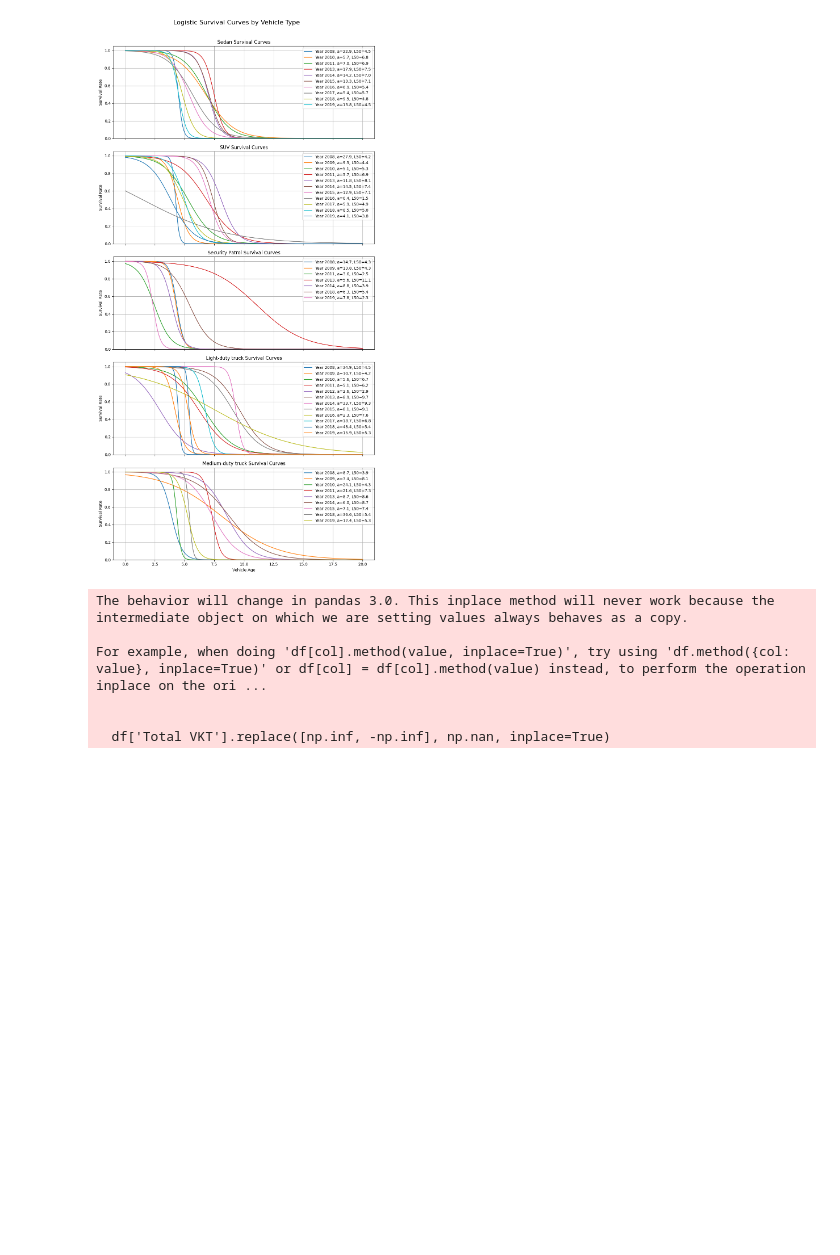
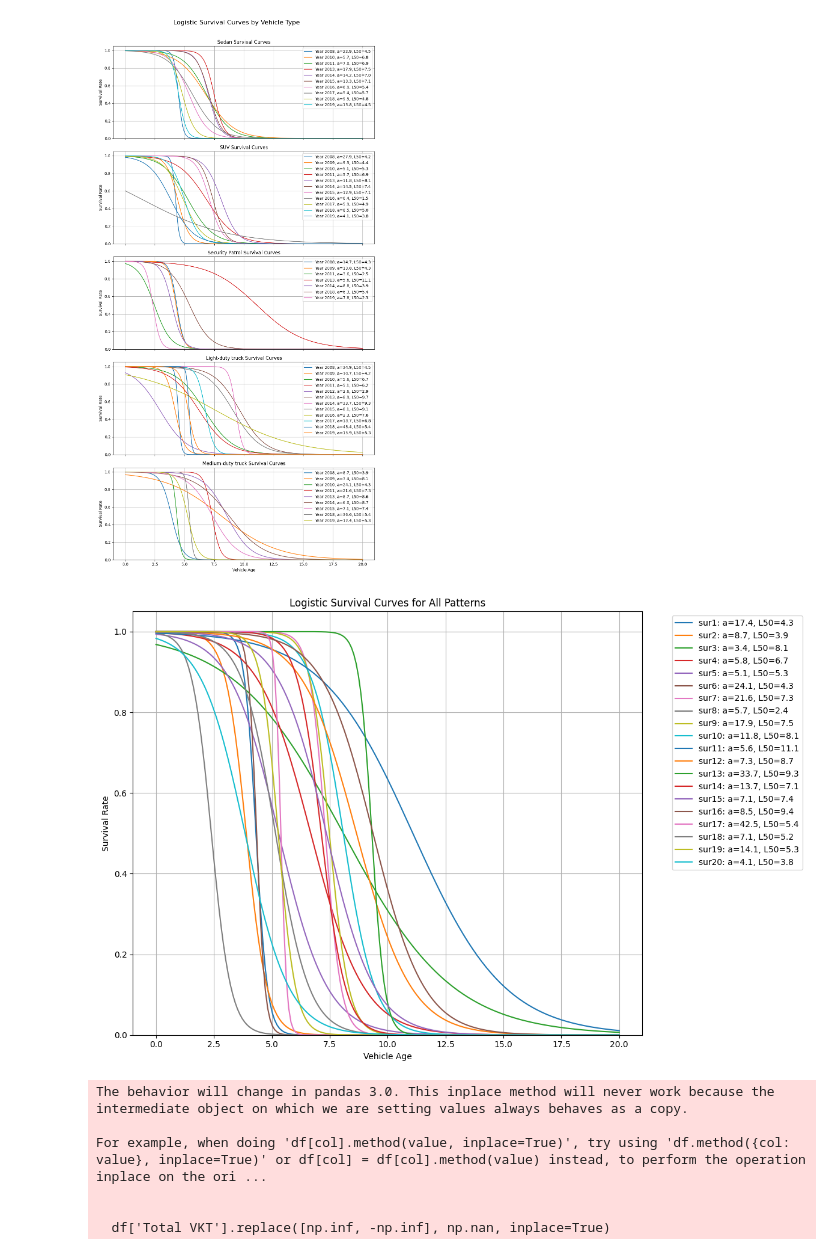
Before and after one commit to AlexWangVT/fleet_modeling, a Jupyter notebook: scripts/formal_analysis/vehicle_classification.ipynb, the cells around one changed output. Saved outputs shown, nothing was run; the diff lists cells and outputs as text; code cells hidden in the pictures; blank space fills up the shorter version.

```diff
--- a/scripts/formal_analysis/vehicle_classification.ipynb
+++ b/scripts/formal_analysis/vehicle_classification.ipynb
@@ -594,0 +657,35 @@ plt.show()
+# %%
+# Plot merged_survival_patterns
+def plot_merged_survival_pattern(logistic_params_df):
+    def logistic_survival(x, a, L50):
+        return 1 / (1 + np.exp(a * (x / L50 - 1)))
+
+    # Parameters
+    survival_patterns = logistic_params_df['Pattern'].tolist()
+
+    # Vehicle age range
+    x = np.linspace(0, 20, 200)
+
+    # Plot all survival patterns in one figure
+    plt.figure(figsize=(12, 8))
+
+    for _, row in logistic_params_df.iterrows():
+        pattern = row['Pattern']
+        a = row['a']
+        L50 = row['L50']
+        label = f'{pattern}: a={a:.1f}, L50={L50:.1f}'
+        y = logistic_survival(x, a, L50)
+        plt.plot(x, y, label=label)
+
+    plt.title('Logistic Survival Curves for All Patterns')
+    plt.xlabel('Vehicle Age')
+    plt.ylabel('Survival Rate')
+    plt.ylim(0, 1.05)
+    plt.grid(True)
+    plt.legend(bbox_to_anchor=(1.05, 1), loc='upper left')  # Move legend outside plot
+    plt.tight_layout()
+    plt.show()
+
+plot_merged_survival_pattern(merged_survival_patterns)
+# %% [output]
+[figure, added]
```
Also changed, not shown: parts of 5 cells of this notebook, 1 other file.
